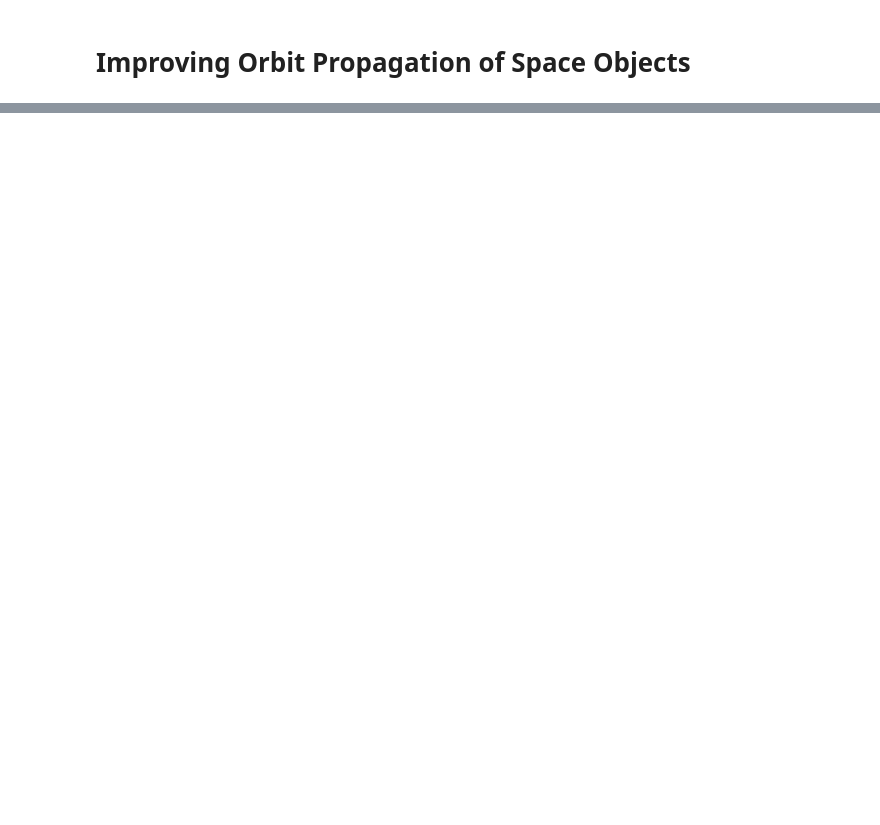
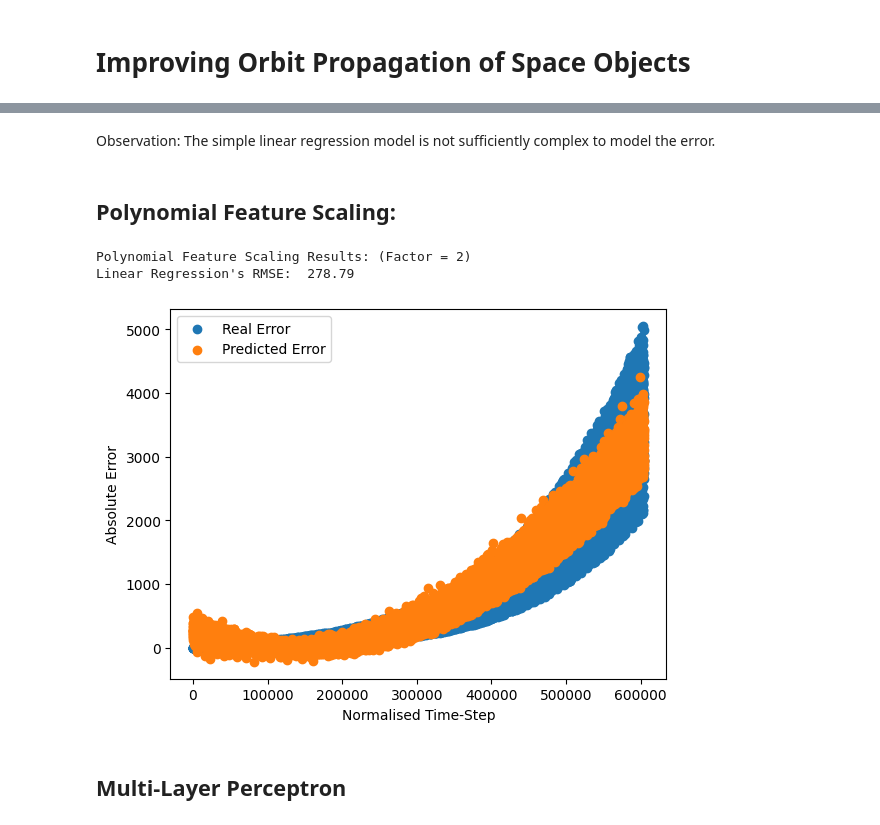
Before and after one commit to PJBarbosa98/X-Iberian-Modelling-Week, a Jupyter notebook: Day 01.ipynb, the cells around one changed output, grey strips where cells are left out. Saved outputs shown, nothing was run; the diff lists cells and outputs as text; code cells hidden in the pictures; blank space fills up the shorter version.

```diff
--- a/Day 01.ipynb
+++ b/Day 01.ipynb
@@ -130,0 +172,29 @@ memory usage: 25.8 MB
+# %% [markdown]
+Observation: The simple linear regression model is not sufficiently complex to model the error.
+# %% [markdown]
+## Polynomial Feature Scaling:
+# %%
+from sklearn.preprocessing import PolynomialFeatures
+
+# Polynomial Scaling:
+factor = 2
+poly = PolynomialFeatures(factor)
+X_train_poly = poly.fit_transform(X_train)
+X_test_poly = poly.transform(X_test)
+
+# Normalisation:
+scaler = MinMaxScaler()
+X_train_poly_norm = scaler.fit_transform(X_train_poly)
+X_test_poly_norm = scaler.transform(X_test_poly)
+
+# Normalised Features:
+print(f"Polynomial Feature Scaling Results: (Factor = {factor})")
+predictions = lin_reg_results(X_train_poly_norm, y_train, X_test_poly_norm, y_test)
+
+scatter_predictions (X_test, y_test, predictions)
+# %% [output]
+Polynomial Feature Scaling Results: (Factor = 2)
+Linear Regression's RMSE:  278.79
+[figure, added]
+# %% [markdown]
+## Multi-Layer Perceptron
```
Also changed, not shown: parts of 13 cells of this notebook.
